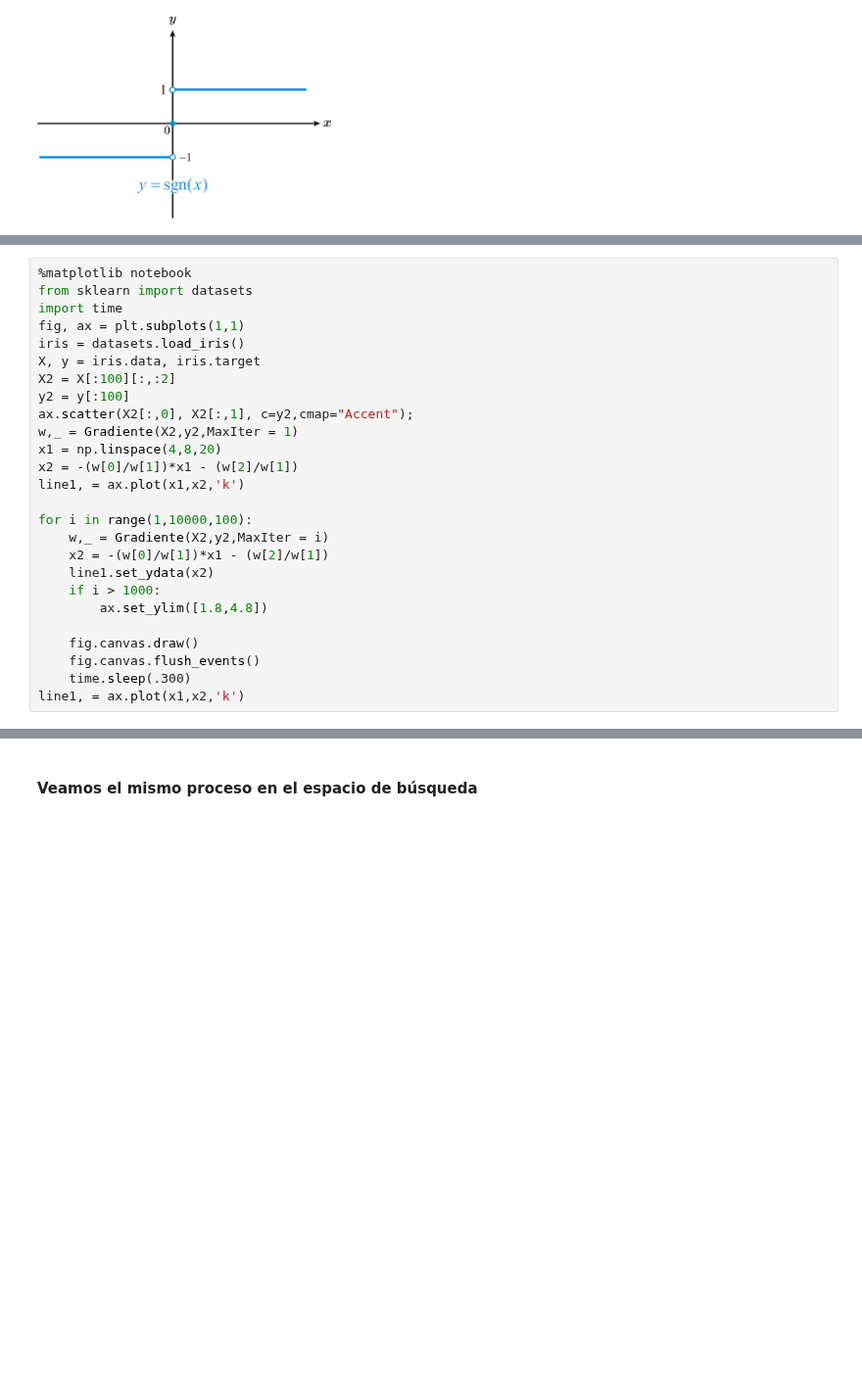
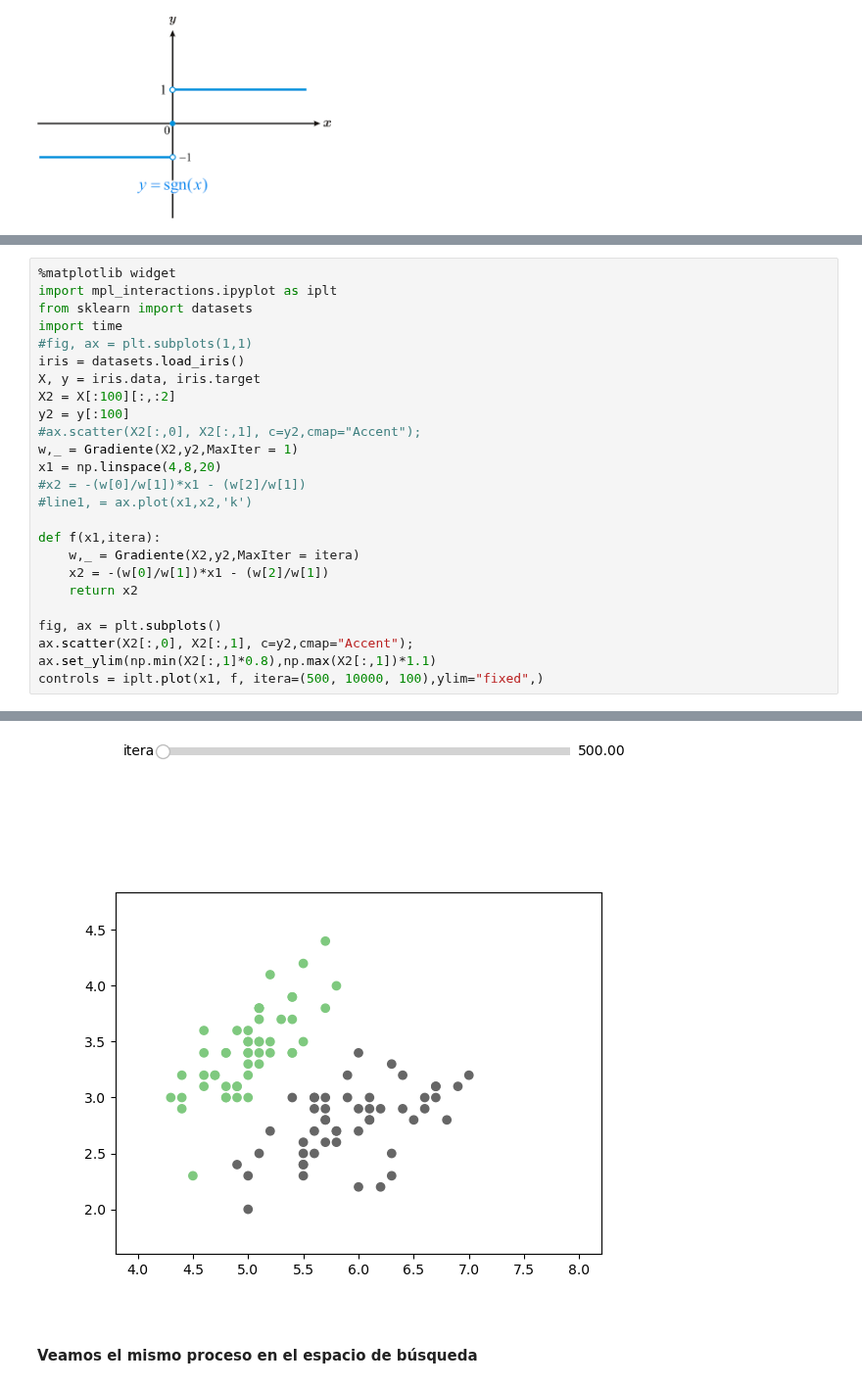
Before and after one commit to jdariasl/Intro_ML_2025, a Jupyter notebook: Clase 02 - Regresión lineal y regresión logística.ipynb, the cells around one changed output, grey strips where cells are left out. Shown at 98% size. Drawn from its saved outputs; the diff is of its cells as text; blank space fills up the shorter version.

```diff
--- a/Clase 02 - Regresión lineal y regresión logística.ipynb
+++ b/Clase 02 - Regresión lineal y regresión logística.ipynb
@@ -279,28 +288,27 @@ def Gradiente(X2,y2,MaxIter = 10000, eta = 0.001):
     return w, Error
 # %%
-%matplotlib notebook
+%matplotlib widget
+import mpl_interactions.ipyplot as iplt
 from sklearn import datasets
 import time
-fig, ax = plt.subplots(1,1)
+#fig, ax = plt.subplots(1,1)
 iris = datasets.load_iris()
 X, y = iris.data, iris.target
 X2 = X[:100][:,:2]
 y2 = y[:100]
-ax.scatter(X2[:,0], X2[:,1], c=y2,cmap="Accent");
+#ax.scatter(X2[:,0], X2[:,1], c=y2,cmap="Accent");
 w,_ = Gradiente(X2,y2,MaxIter = 1)
 x1 = np.linspace(4,8,20)
-x2 = -(w[0]/w[1])*x1 - (w[2]/w[1])
-line1, = ax.plot(x1,x2,'k')
+#x2 = -(w[0]/w[1])*x1 - (w[2]/w[1])
+#line1, = ax.plot(x1,x2,'k')
 
-for i in range(1,10000,100):
-    w,_ = Gradiente(X2,y2,MaxIter = i)
+def f(x1,itera):
+    w,_ = Gradiente(X2,y2,MaxIter = itera)
     x2 = -(w[0]/w[1])*x1 - (w[2]/w[1])
-    line1.set_ydata(x2)
-    if i > 1000:
-        ax.set_ylim([1.8,4.8])
+    return x2
 
-    fig.canvas.draw()
-    fig.canvas.flush_events()
-    time.sleep(.300)
-line1, = ax.plot(x1,x2,'k')
+fig, ax = plt.subplots()
+ax.scatter(X2[:,0], X2[:,1], c=y2,cmap="Accent");
+ax.set_ylim(np.min(X2[:,1]*0.8),np.max(X2[:,1])*1.1)
+controls = iplt.plot(x1, f, itera=(500, 10000, 100),ylim="fixed",)
 # %% [output]
@@ -309,3 +315,5 @@ line1, = ax.plot(x1,x2,'k')
+[figure, added]
+[figure, added]
 # %% [markdown]
 #### Veamos el mismo proceso en el espacio de búsqueda
 # %%
```
Also changed, not shown: parts of 28 cells of this notebook, 1 other file.
